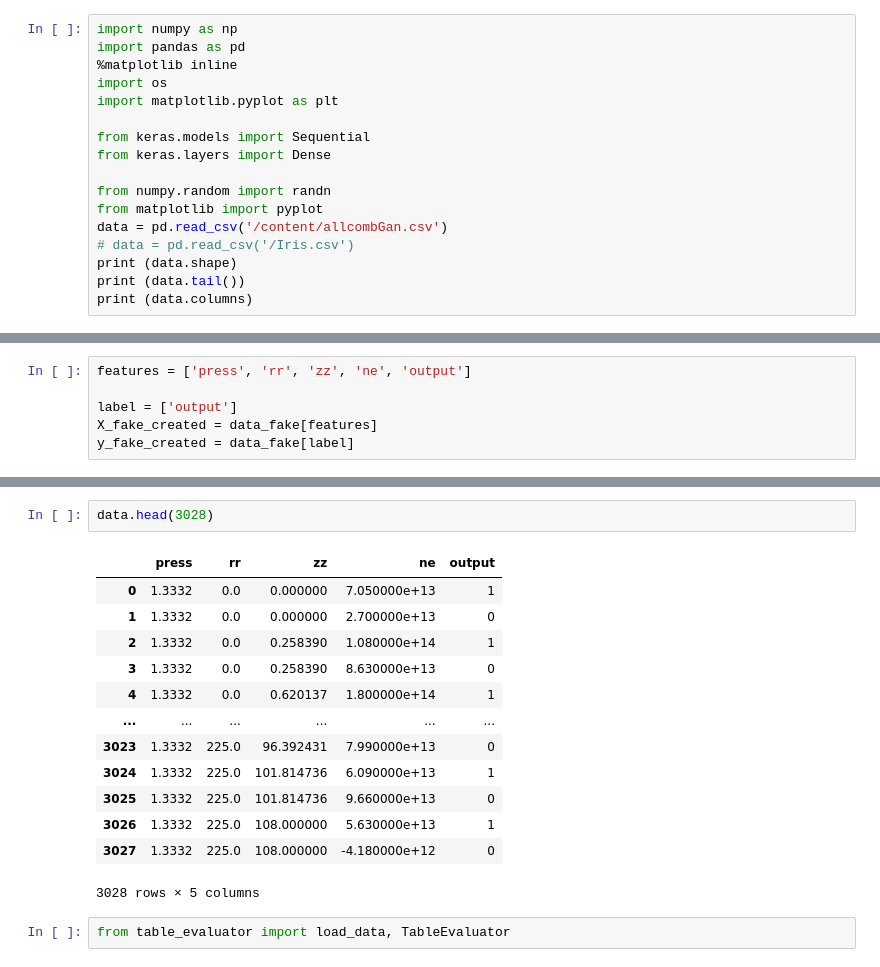
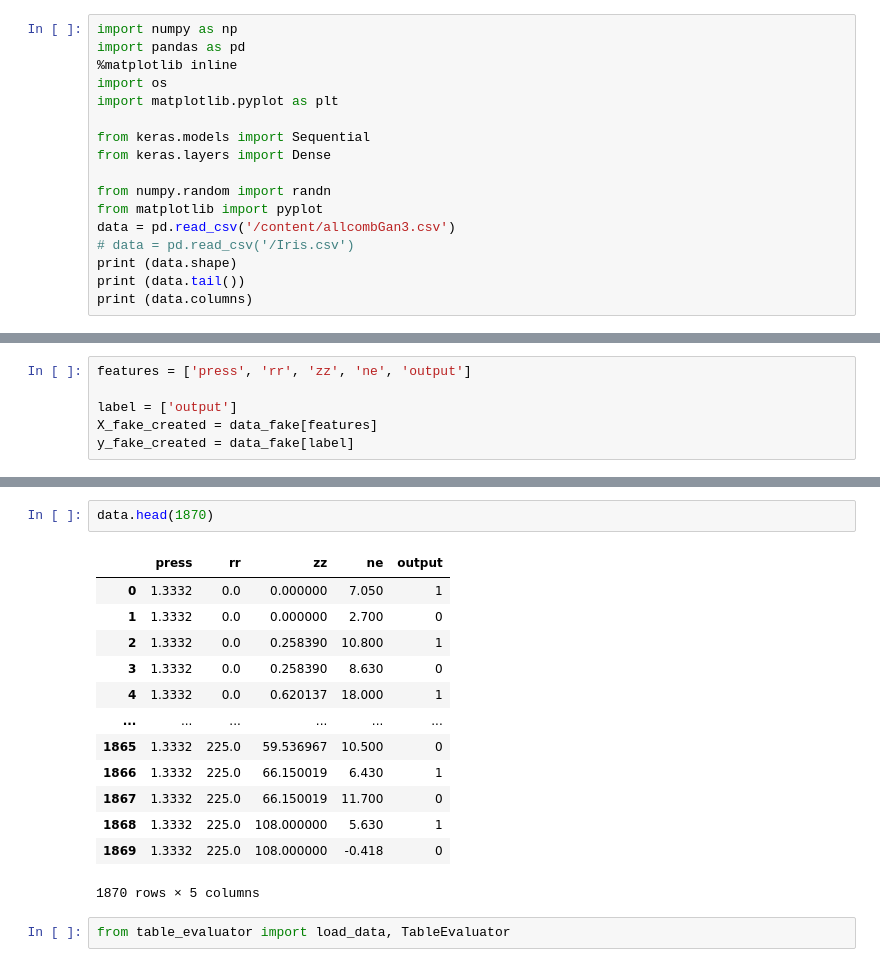
Before and after one commit to jeonggyunH/jeonggyunH, a Jupyter notebook: Colaboratory에_오신_것을_환영합니다.ipynb, the cells around one changed output, grey strips where cells are left out. Saved outputs shown, nothing was run; the diff lists cells and outputs as text.

```diff
--- a/Colaboratory에_오신_것을_환영합니다.ipynb
+++ b/Colaboratory에_오신_것을_환영합니다.ipynb
@@ -12,7 +12,7 @@ from keras.layers import Dense
 
 from numpy.random import randn
 from matplotlib import pyplot
-data = pd.read_csv('/content/allcombGan.csv')
+data = pd.read_csv('/content/allcombGan3.csv')
 # data = pd.read_csv('/Iris.csv')
 print (data.shape)
 print (data.tail())
@@ -507,19 +511,19 @@ data_fake.head(3028)
 # %%
-data.head(3028)
+data.head(1870)
 # %% [output]
 |  | press | rr | zz | ne | output |
-| 0 | 1.3332 | 0.0 | 0.000000 | 7.050000e+13 | 1 |
-| 1 | 1.3332 | 0.0 | 0.000000 | 2.700000e+13 | 0 |
-| 2 | 1.3332 | 0.0 | 0.258390 | 1.080000e+14 | 1 |
-| 3 | 1.3332 | 0.0 | 0.258390 | 8.630000e+13 | 0 |
-| 4 | 1.3332 | 0.0 | 0.620137 | 1.800000e+14 | 1 |
+| 0 | 1.3332 | 0.0 | 0.000000 | 7.050 | 1 |
+| 1 | 1.3332 | 0.0 | 0.000000 | 2.700 | 0 |
+| 2 | 1.3332 | 0.0 | 0.258390 | 10.800 | 1 |
+| 3 | 1.3332 | 0.0 | 0.258390 | 8.630 | 0 |
+| 4 | 1.3332 | 0.0 | 0.620137 | 18.000 | 1 |
 | ... | ... | ... | ... | ... | ... |
-| 3023 | 1.3332 | 225.0 | 96.392431 | 7.990000e+13 | 0 |
-| 3024 | 1.3332 | 225.0 | 101.814736 | 6.090000e+13 | 1 |
-| 3025 | 1.3332 | 225.0 | 101.814736 | 9.660000e+13 | 0 |
-| 3026 | 1.3332 | 225.0 | 108.000000 | 5.630000e+13 | 1 |
-| 3027 | 1.3332 | 225.0 | 108.000000 | -4.180000e+12 | 0 |
+| 1865 | 1.3332 | 225.0 | 59.536967 | 10.500 | 0 |
+| 1866 | 1.3332 | 225.0 | 66.150019 | 6.430 | 1 |
+| 1867 | 1.3332 | 225.0 | 66.150019 | 11.700 | 0 |
+| 1868 | 1.3332 | 225.0 | 108.000000 | 5.630 | 1 |
+| 1869 | 1.3332 | 225.0 | 108.000000 | -0.418 | 0 |
-3028 rows × 5 columns
+1870 rows × 5 columns
 # %%
 from table_evaluator import load_data, TableEvaluator
 # %%
```
Also changed, not shown: parts of 29 cells of this notebook.
